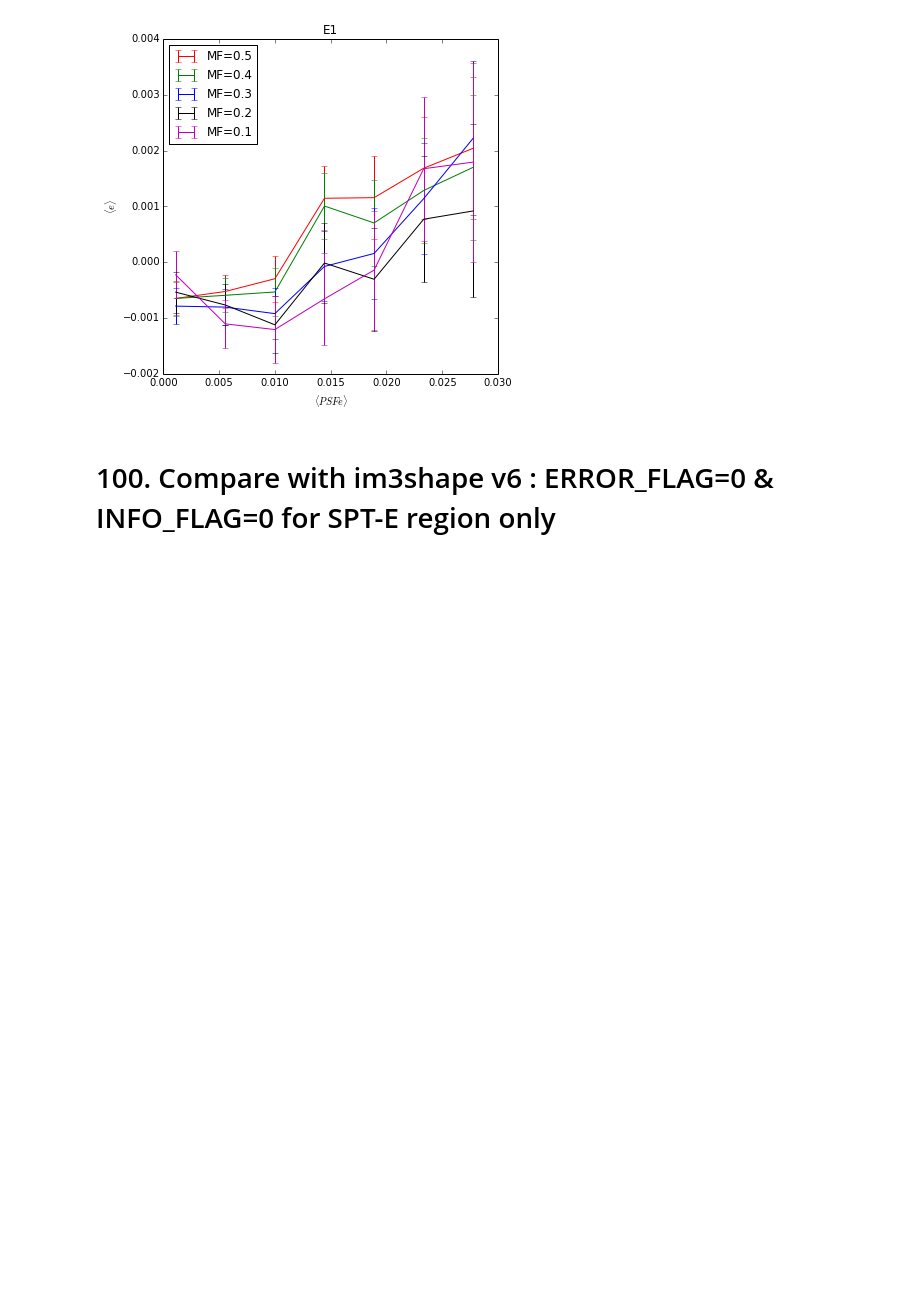
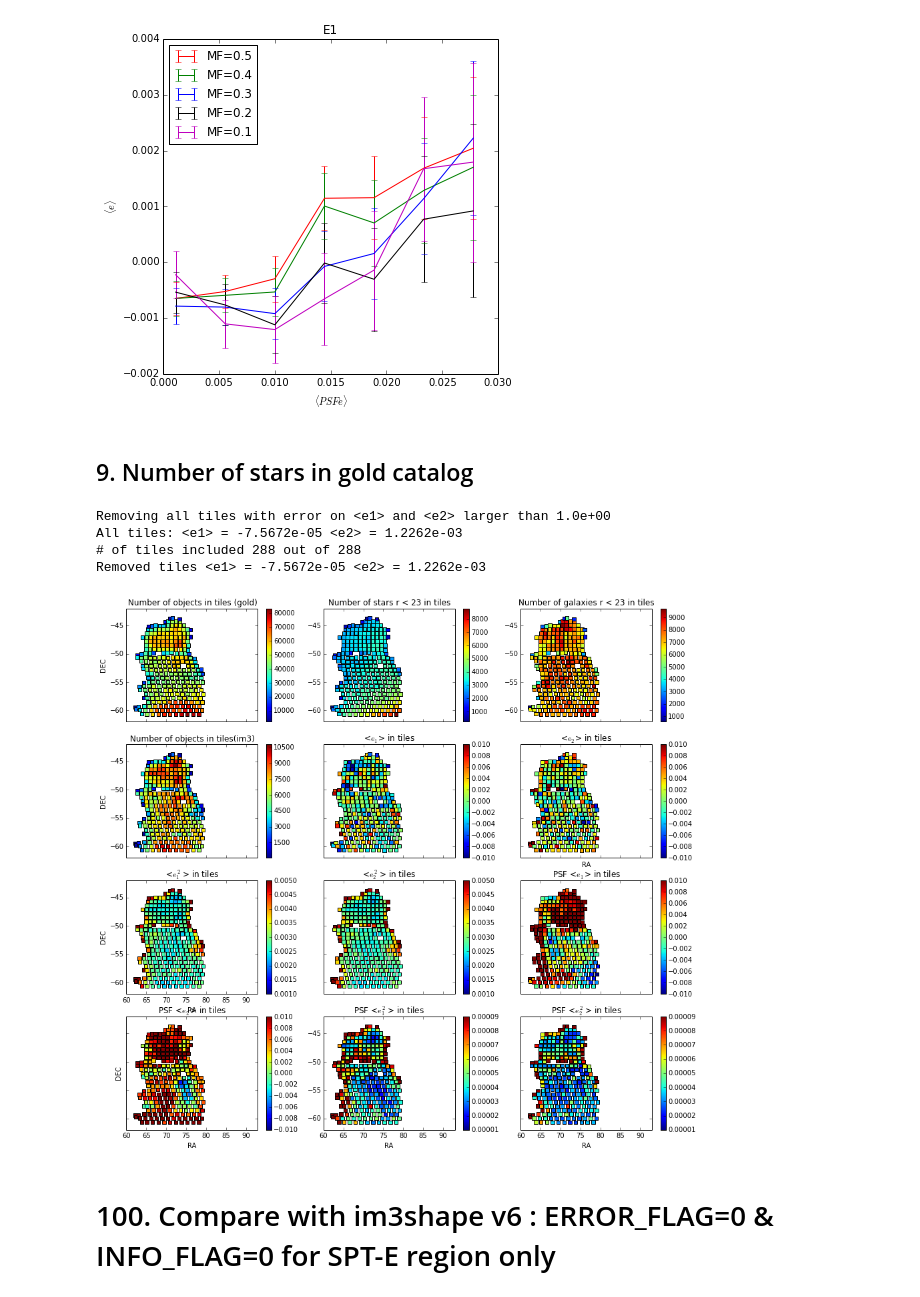
Before and after one commit to vvinuv/ipynb, a Jupyter notebook: im3shape_v7.ipynb, the cells around one changed output. Drawn from its saved outputs; the diff is of its cells as text; code cells hidden in the pictures; blank space fills up the shorter version.

```diff
--- a/im3shape_v7.ipynb
+++ b/im3shape_v7.ipynb
@@ -180,3 +180,5 @@ for tim3, color, mf in zip([im3, im3_mf_0p4, im3_mf_0p3, im3_mf_0p2, im3_mf_0p1]
                 'MF=%.1f'%mf, color, 'E1')
 # %% [output]
 [figure]
+# %% [markdown]
+## 9. Number of stars in gold catalog
@@ -183,3 +189,12 @@ for tim3, color, mf in zip([im3, im3_mf_0p4, im3_mf_0p3, im3_mf_0p2, im3_mf_0p1]
+# %%
+reload(bas)
+bas.plot_tiles_Ng_Ns('tiles_all_v7_plus_numbers_gold.npz', estd=1)
+# %% [output]
+Removing all tiles with error on <e1> and <e2> larger than 1.0e+00
+All tiles: <e1> = -7.5672e-05 <e2> = 1.2262e-03
+# of tiles included 288 out of 288
+Removed tiles <e1> = -7.5672e-05 <e2> = 1.2262e-03
+[figure, added]
 # %% [markdown]
 # 100. Compare with im3shape v6 : ERROR_FLAG=0 & INFO_FLAG=0 for SPT-E region only
 # %%
```
Also changed, not shown: parts of 1 cell of this notebook.
